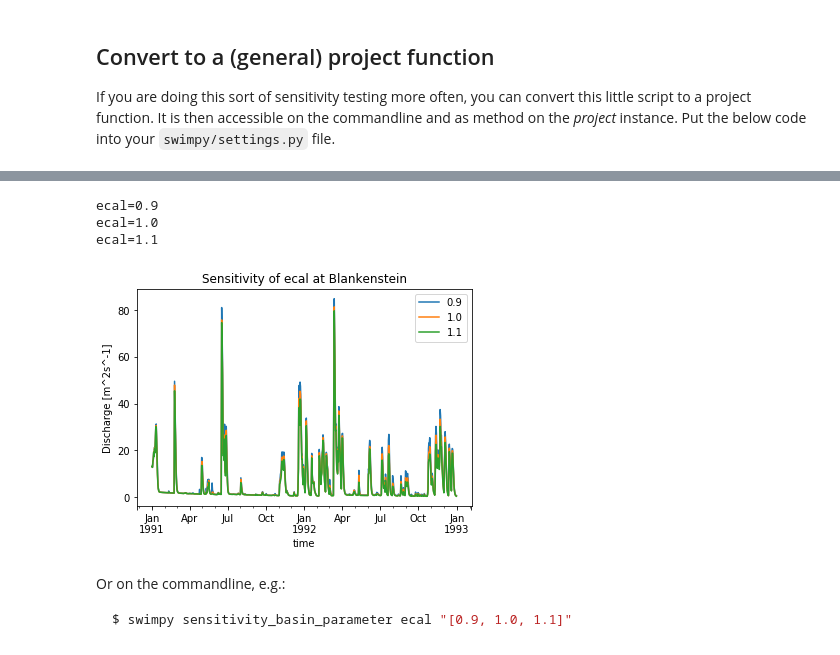
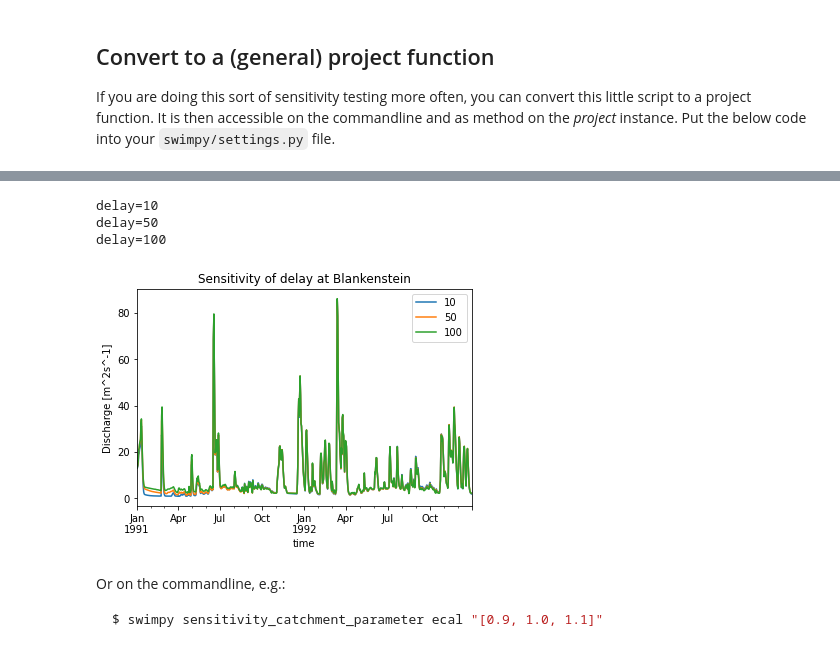
Before and after one commit to mwort/swimpy, a Jupyter notebook: docs/examples/sensitivity_of_ecal.ipynb, the cells around one changed output, grey strips where cells are left out. Drawn from its saved outputs; the diff is of its cells as text; code cells hidden in the pictures.

````diff
--- a/docs/examples/sensitivity_of_ecal.ipynb
+++ b/docs/examples/sensitivity_of_ecal.ipynb
@@ -70,12 +73,12 @@ The function `sensitivity_basin_parameter` is a generalisation of the above scri
-# %%
-q = p.sensitivity_basin_parameter('ecal', [0.9, 1.0, 1.1])
-# %% [output]
-ecal=0.9
-ecal=1.0
-ecal=1.1
-[figure, removed]
+# %%
+q = p.sensitivity_catchment_parameter('delay', [10, 50, 100])
+# %% [output]
+delay=10
+delay=50
+delay=100
+[figure, added]
 # %% [markdown]
 Or on the commandline, e.g.:
 ```console
-$ swimpy sensitivity_basin_parameter ecal "[0.9, 1.0, 1.1]"
+$ swimpy sensitivity_catchment_parameter ecal "[0.9, 1.0, 1.1]"
 ```
````
Also changed, not shown: parts of 4 cells of this notebook.
